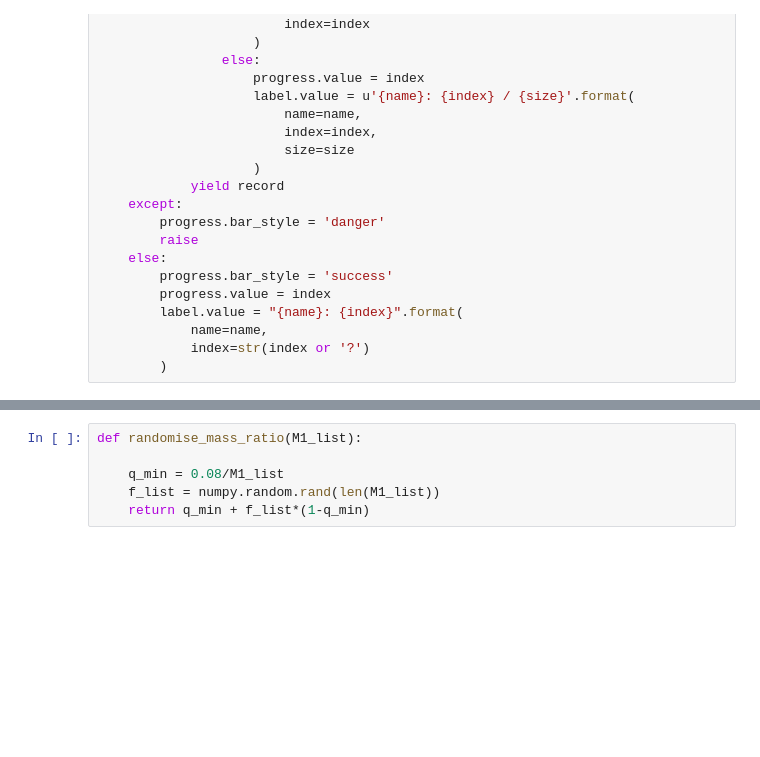
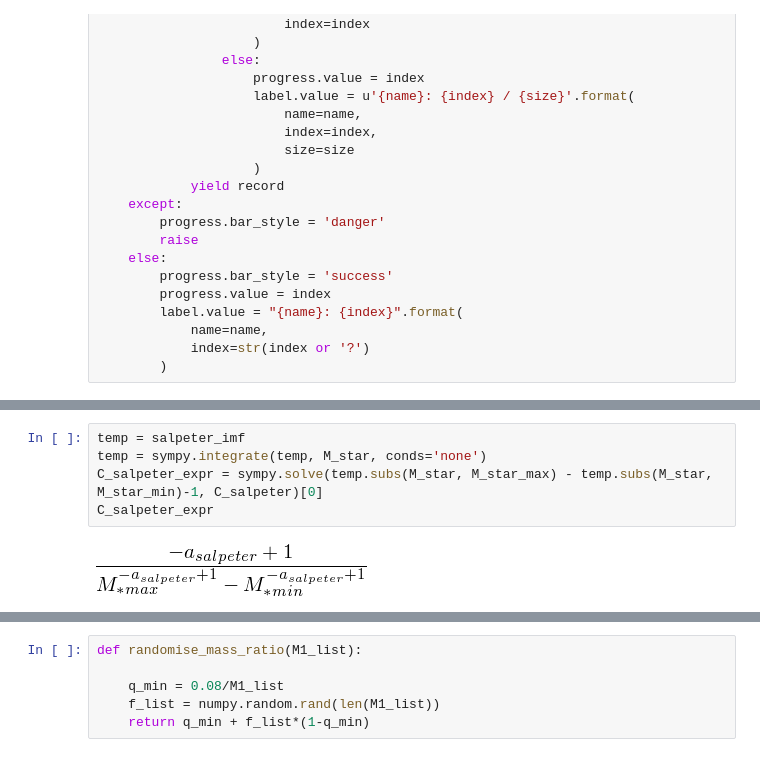
Before and after one commit to bolverk/gaia_black_hole_binaries, a Jupyter notebook: stellar_binary_monte_carlo.ipynb, the cells around one changed output, grey strips where cells are left out. Drawn from its saved outputs; the diff is of its cells as text; blank space fills up the shorter version.

```diff
--- a/stellar_binary_monte_carlo.ipynb
+++ b/stellar_binary_monte_carlo.ipynb
@@ -69,0 +82,7 @@ Salpeter initial mass function
+# %%
+temp = salpeter_imf
+temp = sympy.integrate(temp, M_star, conds='none')
+C_salpeter_expr = sympy.solve(temp.subs(M_star, M_star_max) - temp.subs(M_star, M_star_min)-1, C_salpeter)[0]
+C_salpeter_expr
+# %% [output]
+[figure, added]
```
Also changed, not shown: parts of 14 cells of this notebook.
